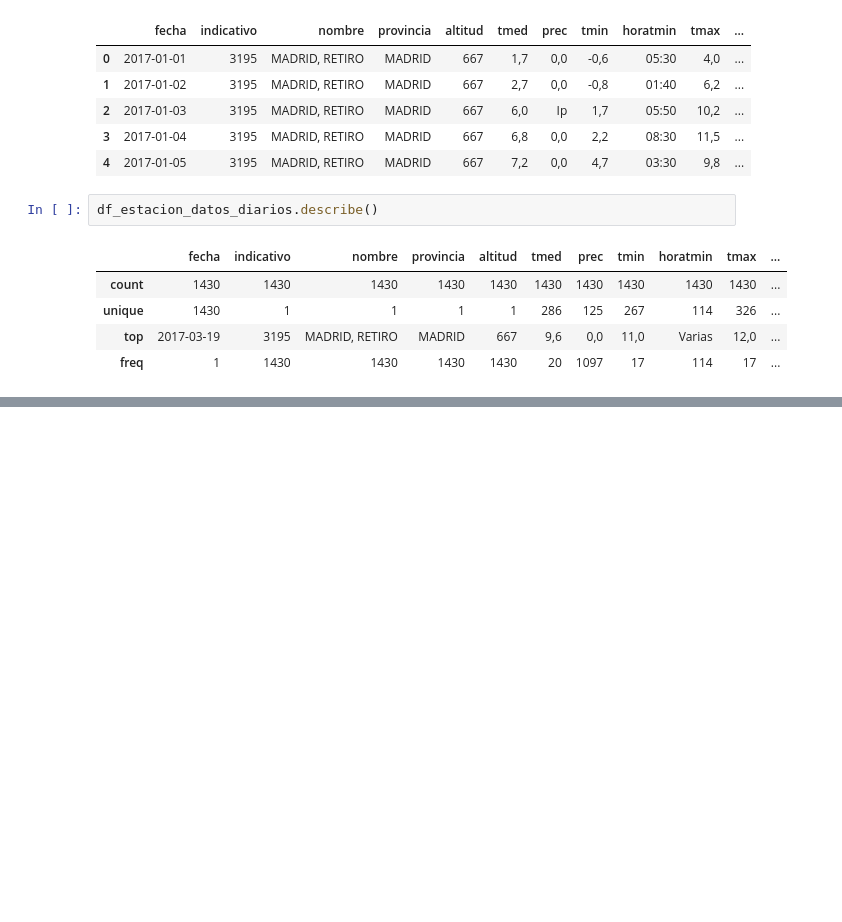
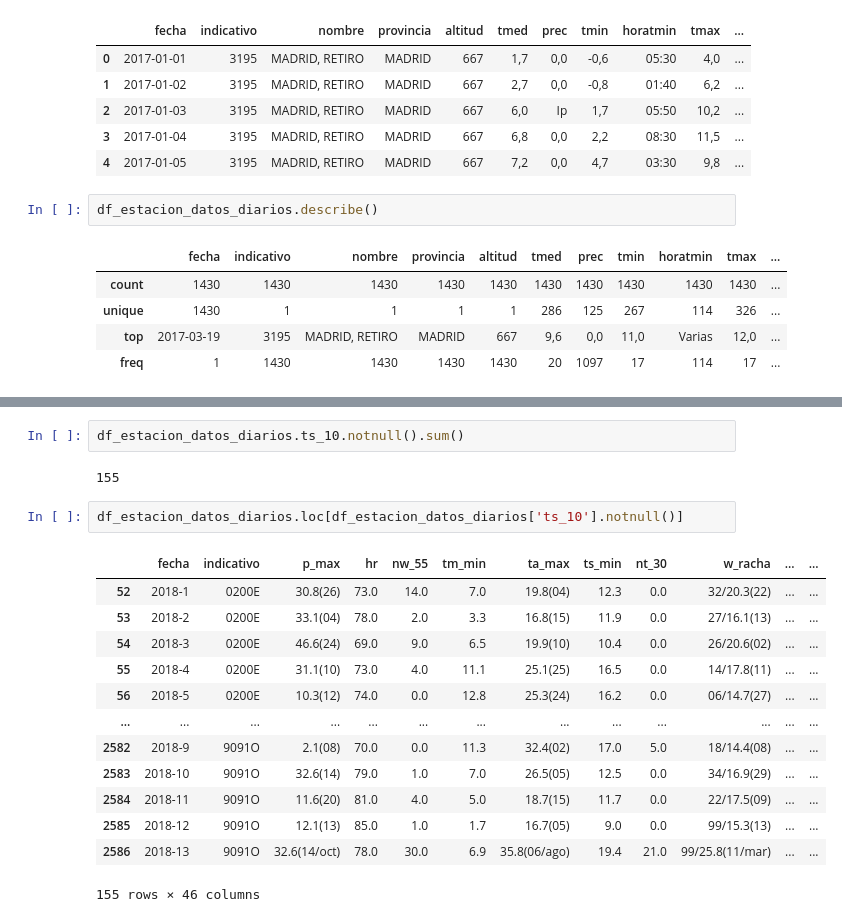
Before and after one commit to jrpecharroman/ProyectoBigData, a Jupyter notebook: AreaMeteo/ConsultasAemet.ipynb, the cells around one changed output, grey strips where cells are left out. Cells and saved outputs as stored; diff of their text form; blank space fills up the shorter version.

```diff
--- a/AreaMeteo/ConsultasAemet.ipynb
+++ b/AreaMeteo/ConsultasAemet.ipynb
@@ -484,0 +566,20 @@ df_estacion_datos_diarios.describe()
+# %%
+df_estacion_datos_diarios.ts_10.notnull().sum()
+# %% [output]
+155
+# %%
+df_estacion_datos_diarios.loc[df_estacion_datos_diarios['ts_10'].notnull()]
+# %% [output]
+|  | fecha | indicativo | p_max | hr | nw_55 | tm_min | ta_max | ts_min | nt_30 | w_racha | ... | ... |
+| 52 | 2018-1 | 0200E | 30.8(26) | 73.0 | 14.0 | 7.0 | 19.8(04) | 12.3 | 0.0 | 32/20.3(22) | ... | ... |
+| 53 | 2018-2 | 0200E | 33.1(04) | 78.0 | 2.0 | 3.3 | 16.8(15) | 11.9 | 0.0 | 27/16.1(13) | ... | ... |
+| 54 | 2018-3 | 0200E | 46.6(24) | 69.0 | 9.0 | 6.5 | 19.9(10) | 10.4 | 0.0 | 26/20.6(02) | ... | ... |
+| 55 | 2018-4 | 0200E | 31.1(10) | 73.0 | 4.0 | 11.1 | 25.1(25) | 16.5 | 0.0 | 14/17.8(11) | ... | ... |
+| 56 | 2018-5 | 0200E | 10.3(12) | 74.0 | 0.0 | 12.8 | 25.3(24) | 16.2 | 0.0 | 06/14.7(27) | ... | ... |
+| ... | ... | ... | ... | ... | ... | ... | ... | ... | ... | ... | ... | ... |
+| 2582 | 2018-9 | 9091O | 2.1(08) | 70.0 | 0.0 | 11.3 | 32.4(02) | 17.0 | 5.0 | 18/14.4(08) | ... | ... |
+| 2583 | 2018-10 | 9091O | 32.6(14) | 79.0 | 1.0 | 7.0 | 26.5(05) | 12.5 | 0.0 | 34/16.9(29) | ... | ... |
+| 2584 | 2018-11 | 9091O | 11.6(20) | 81.0 | 4.0 | 5.0 | 18.7(15) | 11.7 | 0.0 | 22/17.5(09) | ... | ... |
+| 2585 | 2018-12 | 9091O | 12.1(13) | 85.0 | 1.0 | 1.7 | 16.7(05) | 9.0 | 0.0 | 99/15.3(13) | ... | ... |
+| 2586 | 2018-13 | 9091O | 32.6(14/oct) | 78.0 | 30.0 | 6.9 | 35.8(06/ago) | 19.4 | 21.0 | 99/25.8(11/mar) | ... | ... |
+155 rows × 46 columns
```
Also changed, not shown: parts of 9 cells of this notebook.
